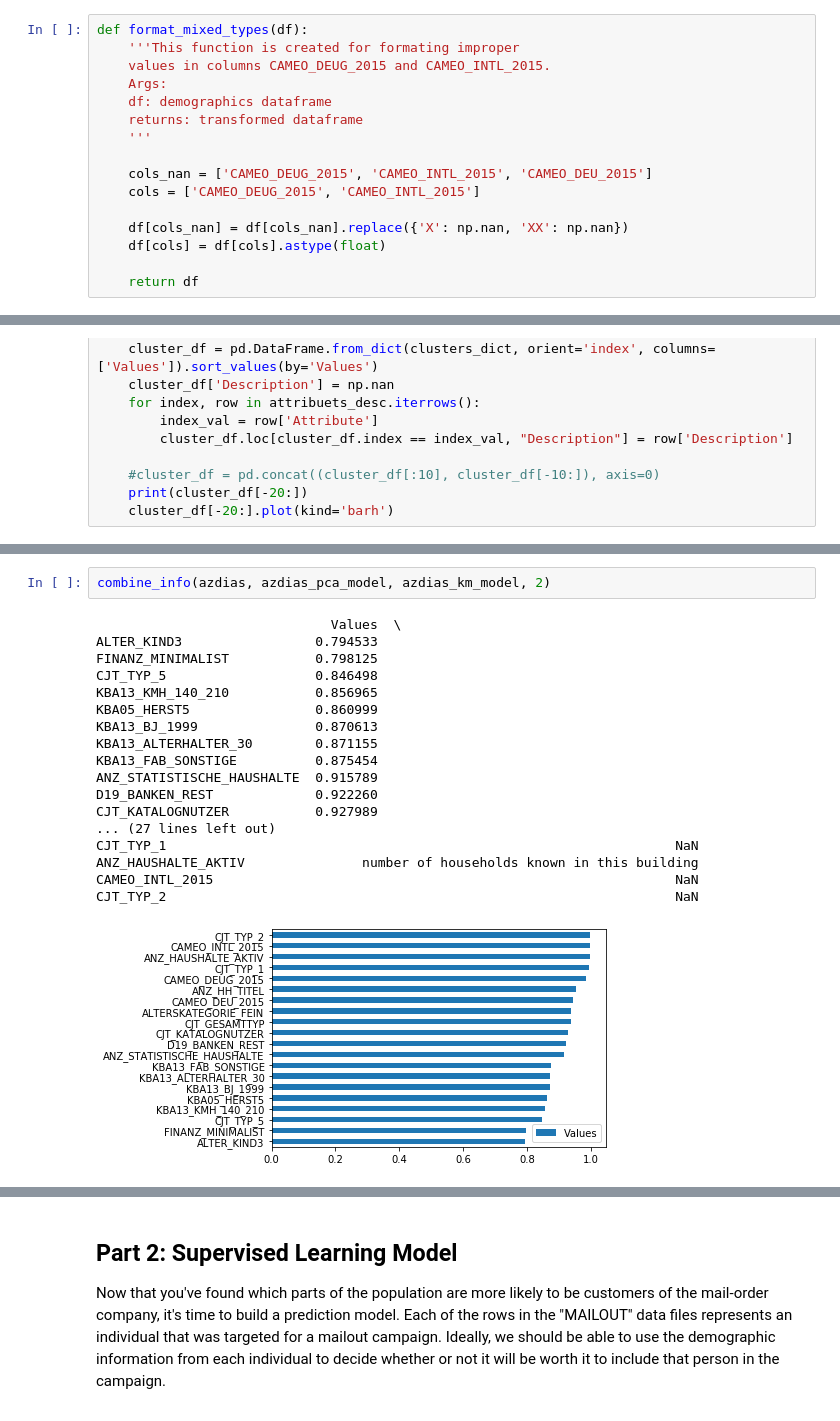
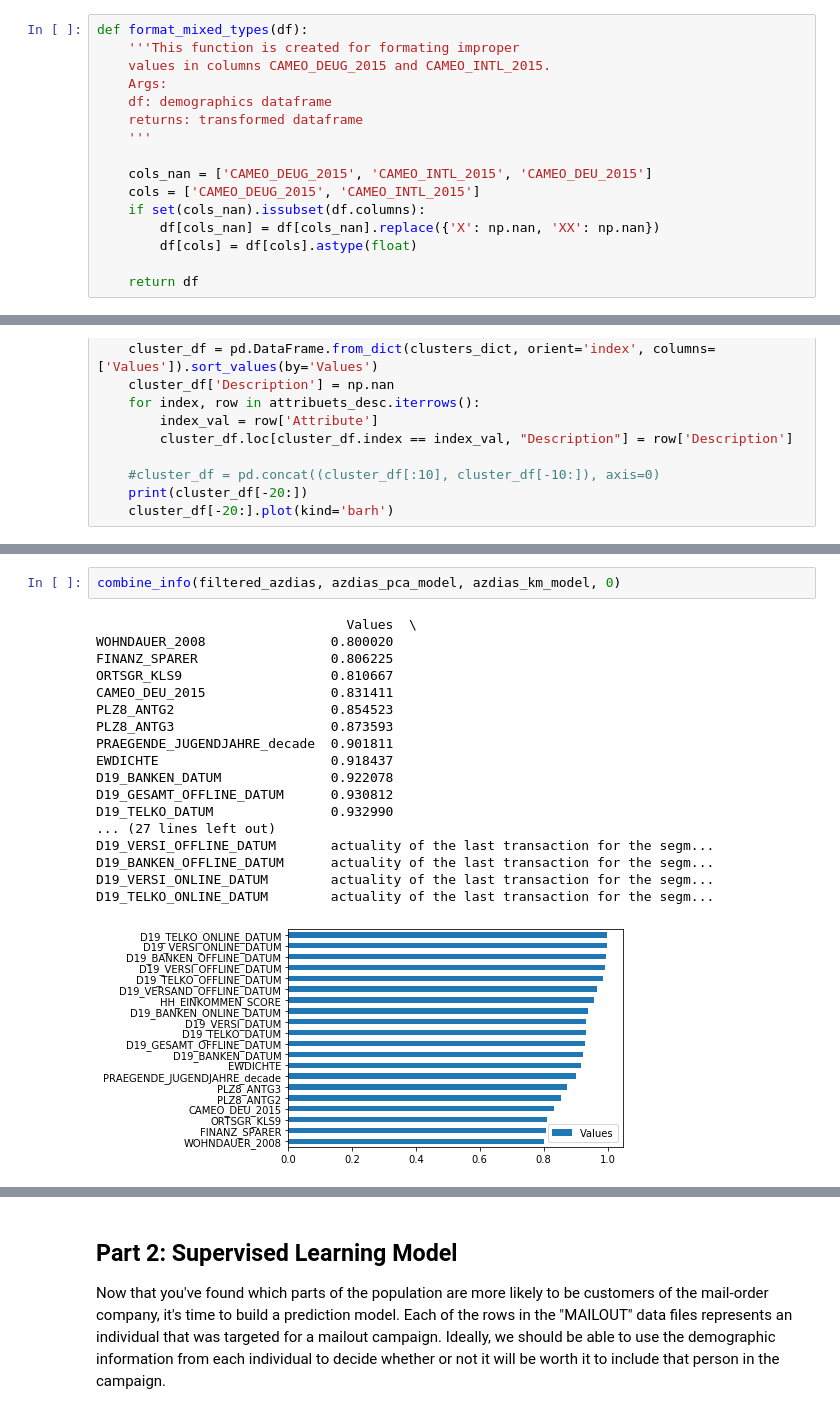
Before and after one commit to yukan97/Bertelsmann-Arvato-Capstone-Project, a Jupyter notebook: Arvato Project Workbook.ipynb, the cells around one changed output, grey strips where cells are left out. Drawn from its saved outputs; the diff is of its cells as text.

```diff
--- a/Arvato Project Workbook.ipynb
+++ b/Arvato Project Workbook.ipynb
@@ -195,9 +195,9 @@ def format_mixed_types(df):
 
     cols_nan = ['CAMEO_DEUG_2015', 'CAMEO_INTL_2015', 'CAMEO_DEU_2015']
     cols = ['CAMEO_DEUG_2015', 'CAMEO_INTL_2015']
-
-    df[cols_nan] = df[cols_nan].replace({'X': np.nan, 'XX': np.nan})
-    df[cols] = df[cols].astype(float)
+    if set(cols_nan).issubset(df.columns):
+        df[cols_nan] = df[cols_nan].replace({'X': np.nan, 'XX': np.nan})
+        df[cols] = df[cols].astype(float)
 
     return df
 # %%
@@ -1369,21 +1381,21 @@ D19_VERSI_ONLINE_DATUM       actuality of the last transaction for the segm...
 # %%
-combine_info(azdias, azdias_pca_model, azdias_km_model, 2)
+combine_info(filtered_azdias, azdias_pca_model, azdias_km_model, 0)
 # %% [output]
-                              Values  \
-ALTER_KIND3                 0.794533
-FINANZ_MINIMALIST           0.798125
-CJT_TYP_5                   0.846498
-KBA13_KMH_140_210           0.856965
-KBA05_HERST5                0.860999
-KBA13_BJ_1999               0.870613
-KBA13_ALTERHALTER_30        0.871155
-KBA13_FAB_SONSTIGE          0.875454
-ANZ_STATISTISCHE_HAUSHALTE  0.915789
-D19_BANKEN_REST             0.922260
-CJT_KATALOGNUTZER           0.927989
+                                Values  \
+WOHNDAUER_2008                0.800020
+FINANZ_SPARER                 0.806225
+ORTSGR_KLS9                   0.810667
+CAMEO_DEU_2015                0.831411
+PLZ8_ANTG2                    0.854523
+PLZ8_ANTG3                    0.873593
+PRAEGENDE_JUGENDJAHRE_decade  0.901811
+EWDICHTE                      0.918437
+D19_BANKEN_DATUM              0.922078
+D19_GESAMT_OFFLINE_DATUM      0.930812
+D19_TELKO_DATUM               0.932990
 ... (27 lines left out)
-CJT_TYP_1                                                                 NaN
-ANZ_HAUSHALTE_AKTIV               number of households known in this building
-CAMEO_INTL_2015                                                           NaN
-CJT_TYP_2                                                                 NaN
+D19_VERSI_OFFLINE_DATUM       actuality of the last transaction for the segm...
+D19_BANKEN_OFFLINE_DATUM      actuality of the last transaction for the segm...
+D19_VERSI_ONLINE_DATUM        actuality of the last transaction for the segm...
+D19_TELKO_ONLINE_DATUM        actuality of the last transaction for the segm...
-[figure, old version]
+[figure, new version]
```
Also changed, not shown: parts of 57 cells of this notebook, 8 other files.
